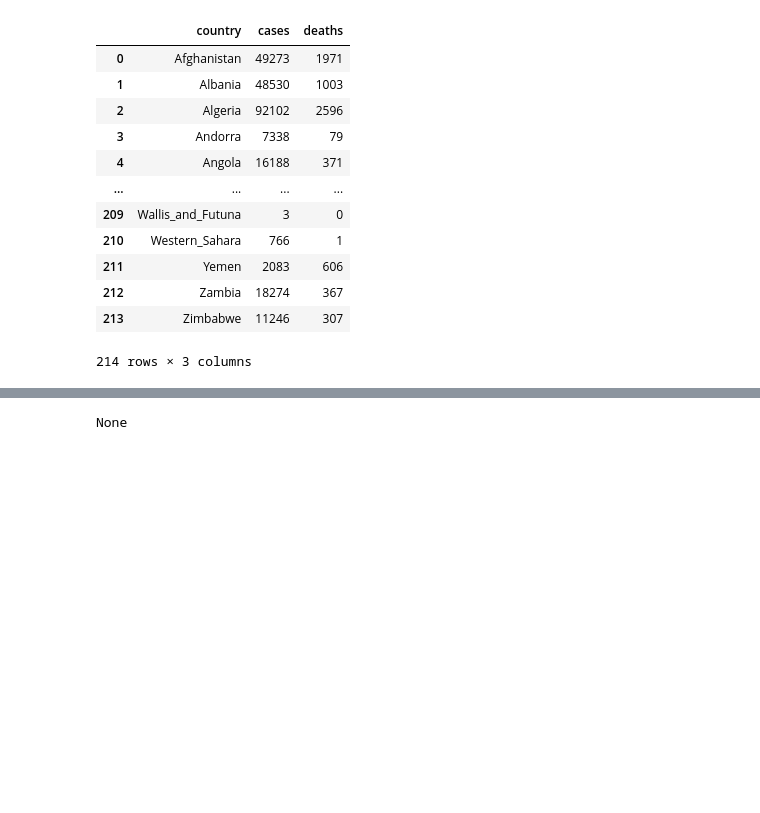
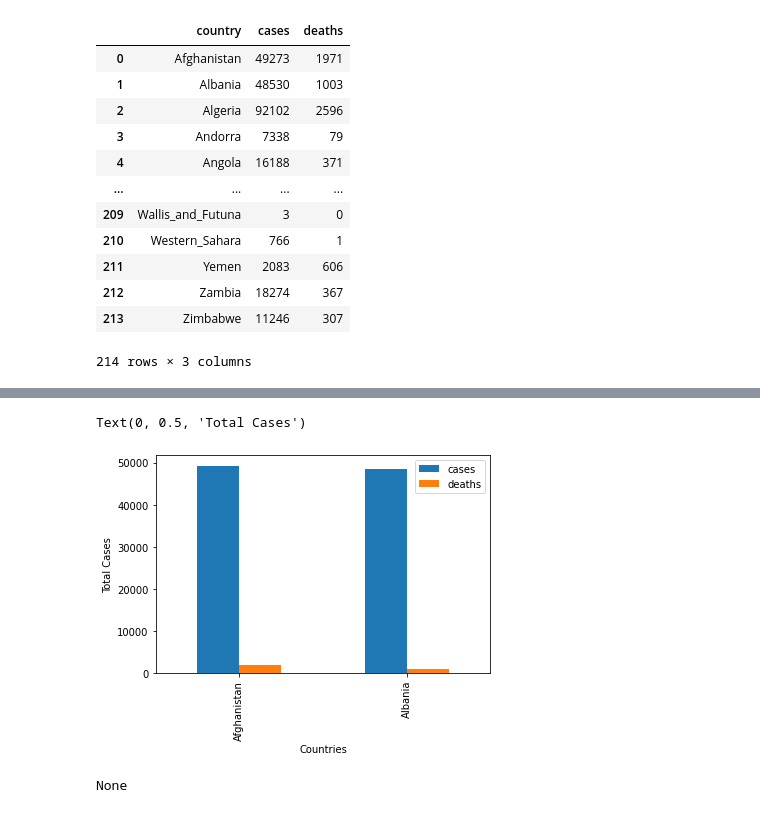
Before and after one commit to namith1003/COVID-Tracker, a Jupyter notebook: data_set/covidapi.ipynb, the cells around one changed output, grey strips where cells are left out. Saved outputs shown, nothing was run; the diff lists cells and outputs as text; code cells hidden in the pictures; blank space fills up the shorter version.

Commit message:
Allow user to enter country

```diff
--- a/data_set/covidapi.ipynb
+++ b/data_set/covidapi.ipynb
@@ -47,3 +47,16 @@ df2
 | 212 | Zambia | 18274 | 367 |
 | 213 | Zimbabwe | 11246 | 307 |
 214 rows × 3 columns
+# %%
+# Get desired countries from user
+countries = []
+stop = False
+while not stop:
+    user_input = str(input("Enter country or Enter Q to quit: "))
+    if user_input.lower() == "Q".lower():
+        stop = True
+    else:
+        countries.append(user_input)
+print(countries)
+plot_df = df2[df2['country'].isin(countries)]
+plot_df
@@ -50,11 +68,11 @@ df2
 # %%
 # Bar Graph
-countries = []
-input_country = input("Enter country: ")
-countries.append(input_country)
-df2.head().plot.bar(x = 'country', y = 'cases', rot=90)
+plot_df.plot.bar(x = 'country', y = ['cases', 'deaths'], rot=90)
 plt.xlabel("Countries")
 plt.ylabel("Total Cases")
+# %% [output]
+Text(0, 0.5, 'Total Cases')
+[figure, added]
 # %%
 print(pd.set_option("display.max_rows", None, "display.max_columns", None))
 # %% [output]
```
Also changed, not shown: parts of 1 cell of this notebook.
